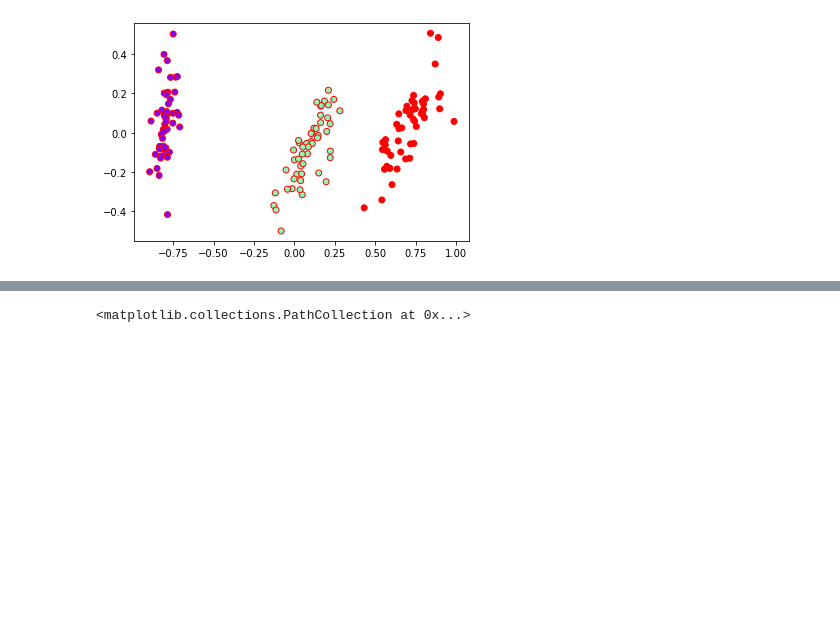
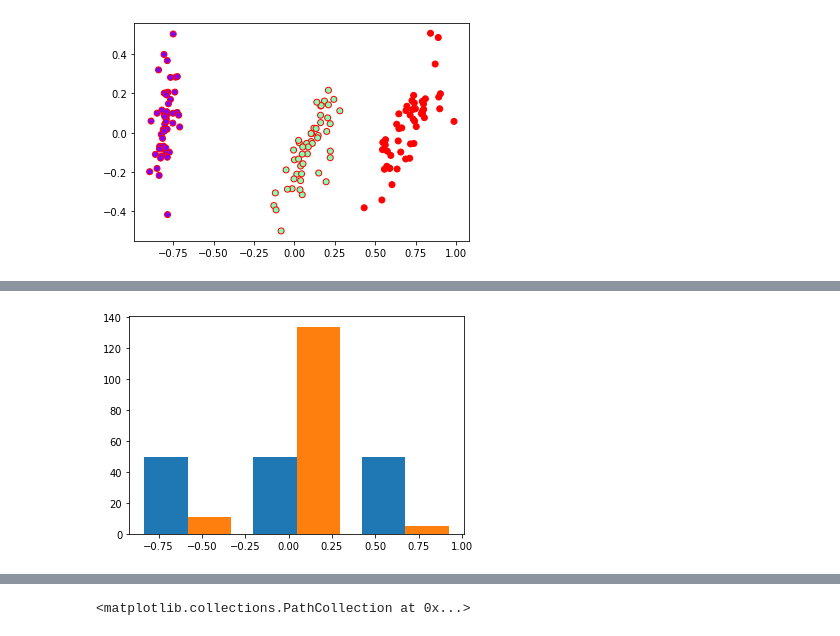
Before and after one commit to RHITHIKAG/Machine_Learning, a Jupyter notebook: ML_Assignment_iris.ipynb, the cells around one changed output, grey strips where cells are left out. Drawn from its saved outputs; the diff is of its cells as text; code cells hidden in the pictures; blank space fills up the shorter version.

```diff
--- a/ML_Assignment_iris.ipynb
+++ b/ML_Assignment_iris.ipynb
@@ -332,0 +362,6 @@ pyplot.scatter(X_r[:,0],X_r[:,1],c=y,cmap='rainbow',edgecolors='r') # scatterplo
+# %%
+# Histogram PCA
+pyplot.hist(X_r, bins=3)
+pyplot.show()
+# %% [output]
+[figure, added]
```
Also changed, not shown: parts of 17 cells of this notebook.
